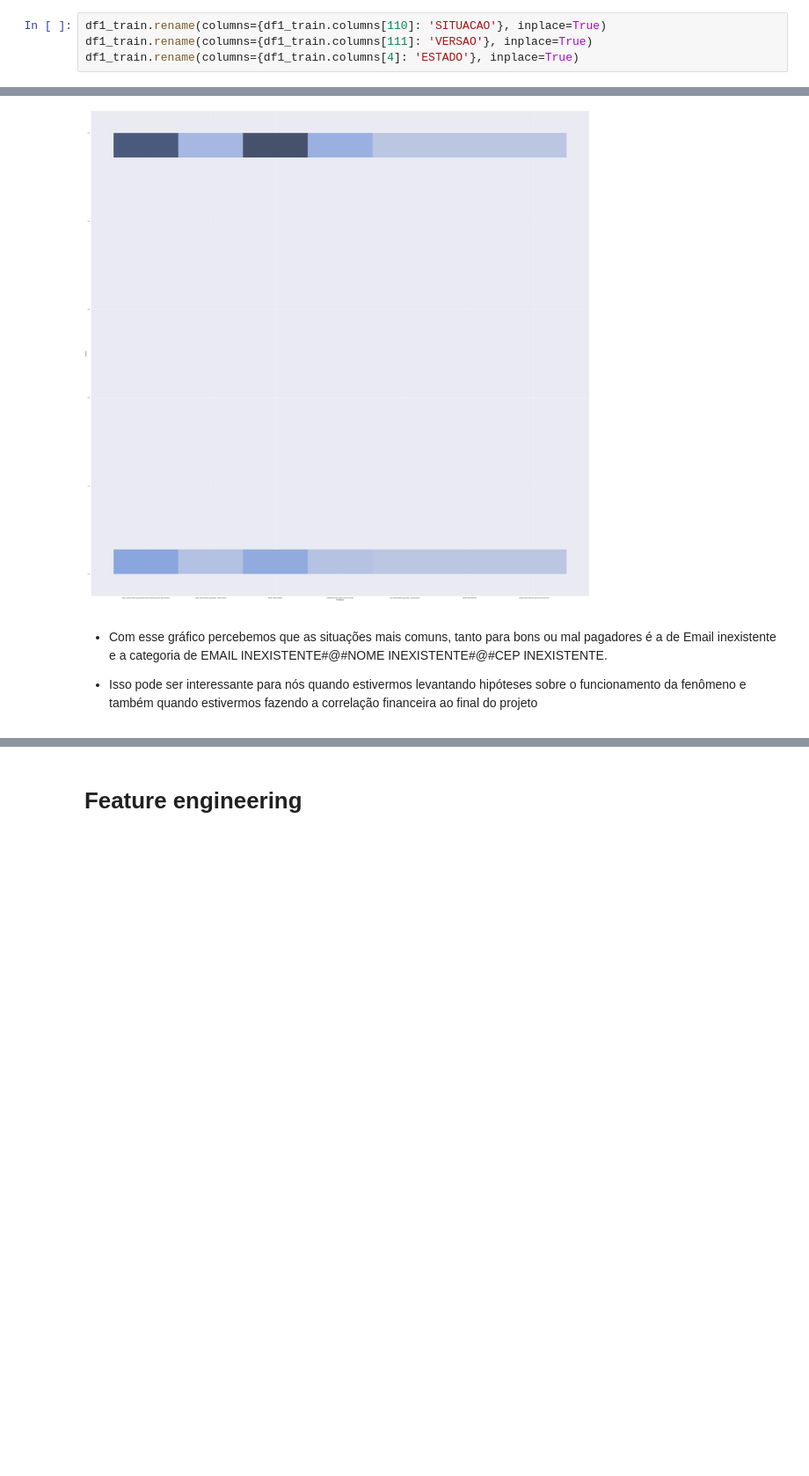
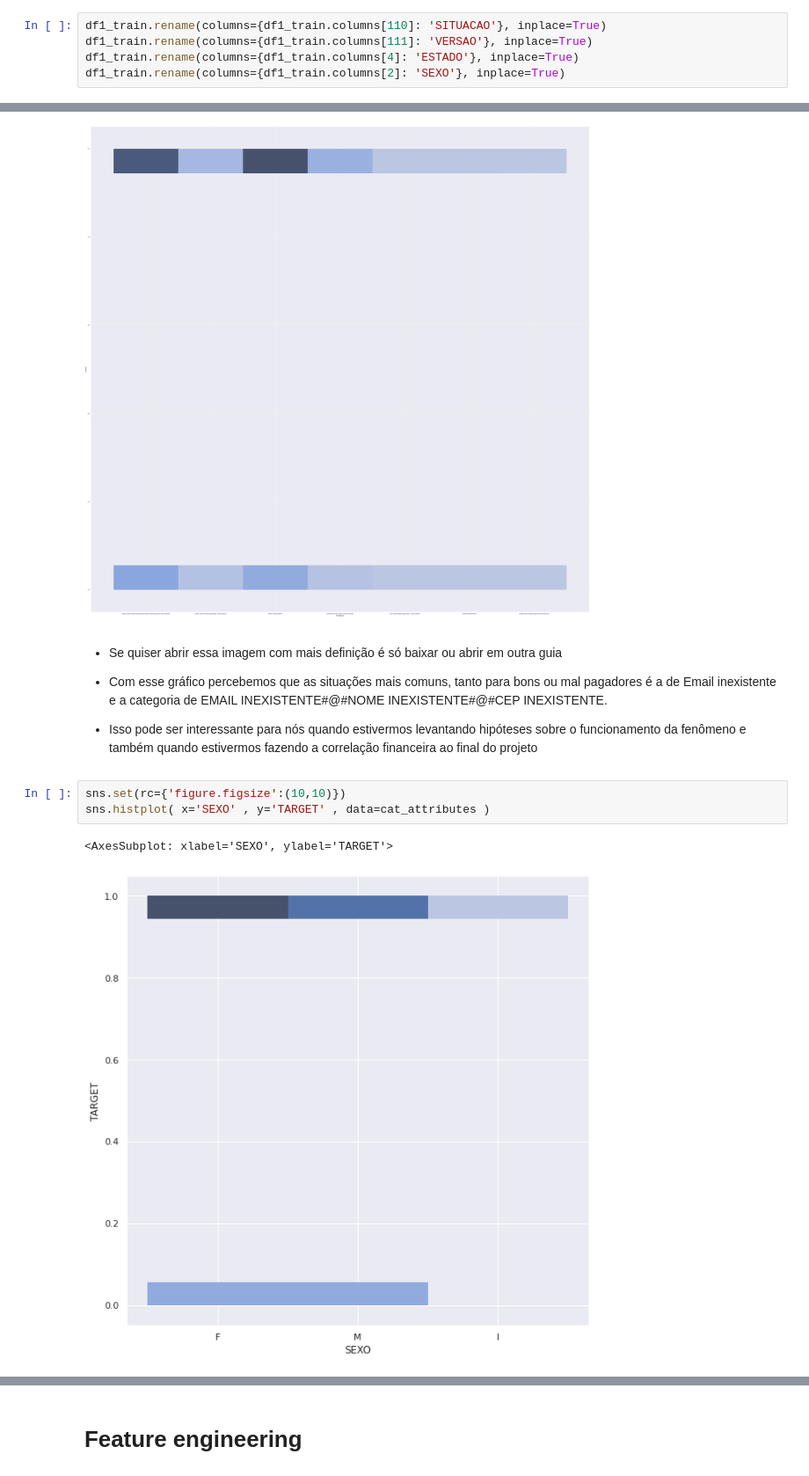
Before and after one commit to Edu-p/granting-of-credit, a Jupyter notebook: modelagem_risco_em_credito.ipynb, the cells around one changed output, grey strips where cells are left out. Shown at 88% size. Saved outputs shown, nothing was run; the diff lists cells and outputs as text; blank space fills up the shorter version.

```diff
--- a/modelagem_risco_em_credito.ipynb
+++ b/modelagem_risco_em_credito.ipynb
@@ -397,6 +397,7 @@ for passo, numero_coluna in enumerate(cols_numeric):
 df1_train.rename(columns={df1_train.columns[110]: 'SITUACAO'}, inplace=True)
 df1_train.rename(columns={df1_train.columns[111]: 'VERSAO'}, inplace=True)
 df1_train.rename(columns={df1_train.columns[4]: 'ESTADO'}, inplace=True)
+df1_train.rename(columns={df1_train.columns[2]: 'SEXO'}, inplace=True)
 # %%
 df1_test.rename(columns={df1_test.columns[110]: 'SITUACAO'}, inplace=True)
 df1_test.rename(columns={df1_test.columns[111]: 'VERSAO'}, inplace=True)
@@ -506,7 +509,16 @@ sns.histplot( x='SITUACAO' , y='TARGET' , data=cat_attributes )
 <AxesSubplot: xlabel='SITUACAO', ylabel='TARGET'>
 [figure]
 # %% [markdown]
+- Se quiser abrir essa imagem com mais definição é só baixar ou abrir em outra guia
+
+
 - Com esse gráfico percebemos que as situações mais comuns, tanto para bons ou mal pagadores é a de Email inexistente e a categoria de EMAIL INEXISTENTE#@#NOME INEXISTENTE#@#CEP INEXISTENTE.
 
 
 - Isso pode ser interessante para nós quando estivermos levantando hipóteses sobre o funcionamento da fenômeno e também quando estivermos fazendo a correlação financeira ao final do projeto
+# %%
+sns.set(rc={'figure.figsize':(10,10)})
+sns.histplot( x='SEXO' , y='TARGET' , data=cat_attributes )
+# %% [output]
+<AxesSubplot: xlabel='SEXO', ylabel='TARGET'>
+[figure, added]
```
Also changed, not shown: parts of 17 cells of this notebook.
